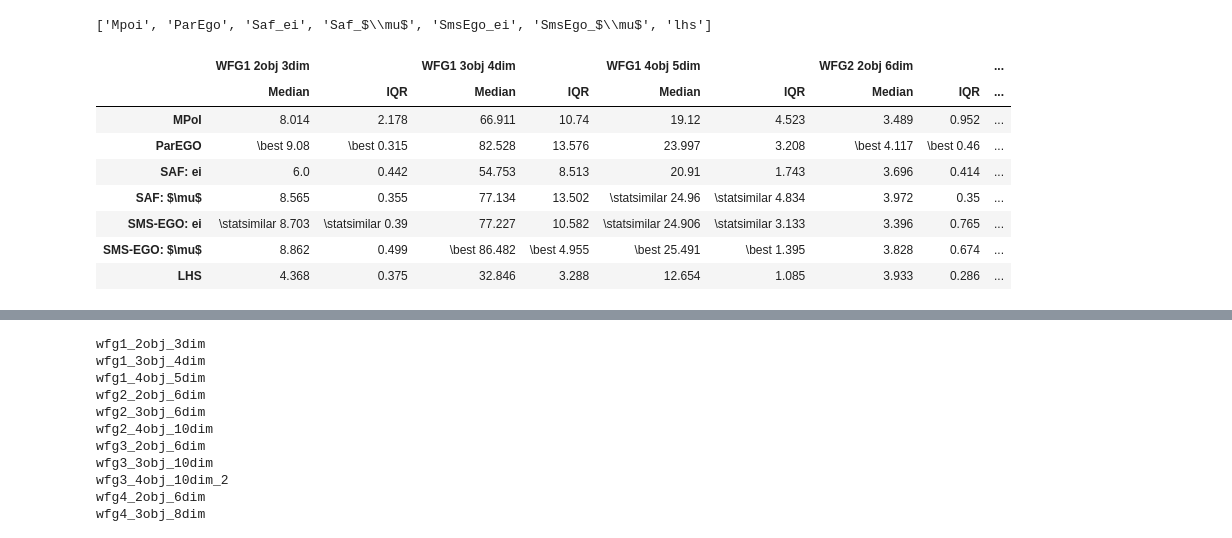
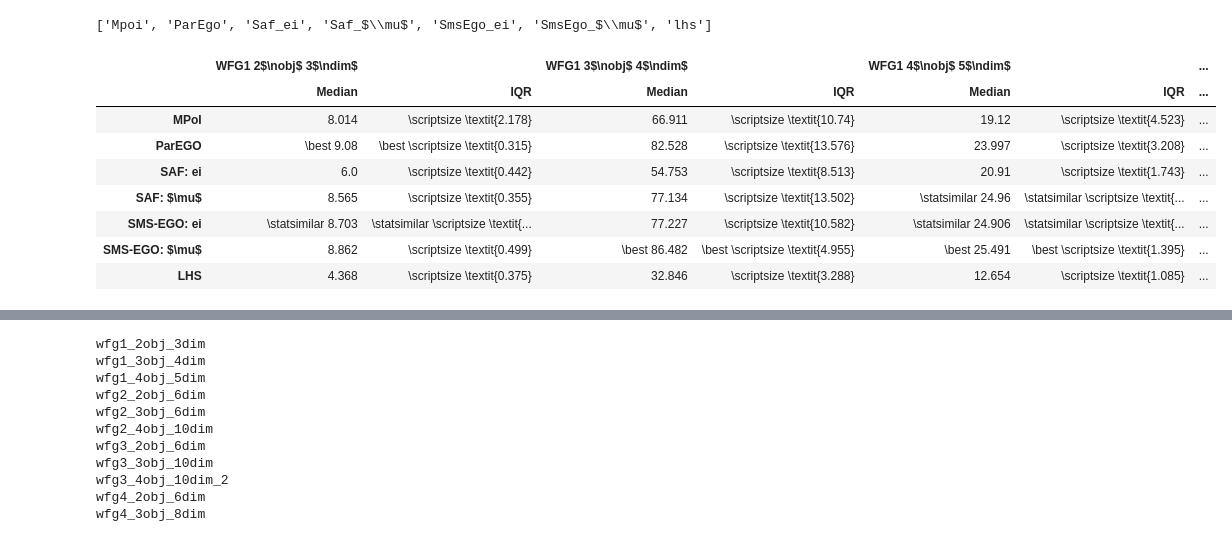
Before and after one commit to FinleyGibson/SAF_EMO, a Jupyter notebook: analytics/results_table/table.ipynb, the cells around one changed output, grey strips where cells are left out. Cells and saved outputs as stored; diff of their text form; code cells hidden in the pictures.

Commit message:
modified new_results_processing.py

```diff
--- a/analytics/results_table/table.ipynb
+++ b/analytics/results_table/table.ipynb
@@ -65,7 +65,7 @@ def IQR(dist, axis):
 # %%
 def gen_table(d, result_min=0, result_max=6):
     h, w = d.shape
-    headers = pd.MultiIndex.from_product([[c.replace('_', ' ').replace('wfg', 'WFG') for c in chosen_results[result_min:result_max]], ['Median', 'IQR']])
+    headers = pd.MultiIndex.from_product([[c.replace('_', ' ').replace('wfg', 'WFG').replace('obj', '$\nobj$').replace('dim', '$\ndim$') for c in chosen_results[result_min:result_max]], ['Median', 'IQR']])
     df = pd.DataFrame(data=d.round(3).astype(str), index=true_names, columns=headers)
     return df, d
 # %%
@@ -160,21 +160,22 @@ optimisers
 # %%
 d, bm, em = gen_table_matrix('hypervolume', result_min=0, result_max=6)
 T_hv_1= gen_table(d, result_min=0, result_max=6)[0]
+T_hv_1[T_hv_1.columns[1::2]] = '\scriptsize \textit{'+T_hv_1[T_hv_1.columns[1::2]]+'}'
 T_hv_1 = add_com(T_hv_1, bm, r'\best ')
 T_hv_1 = add_com(T_hv_1, em, r'\statsimilar ')
 with open(os.path.join(REPORT_TABLE_DIR, 'hv_table_1.tex'), "w") as outfile:
     print(T_hv_1.to_latex(index=True, escape=False), file=outfile)
 T_hv_1
 # %% [output]
-|  | WFG1 2obj 3dim |  | WFG1 3obj 4dim |  | WFG1 4obj 5dim |  | WFG2 2obj 6dim |  | ... |
-|  | Median | IQR | Median | IQR | Median | IQR | Median | IQR | ... |
-| MPoI | 8.014 | 2.178 | 66.911 | 10.74 | 19.12 | 4.523 | 3.489 | 0.952 | ... |
-| ParEGO | \best 9.08 | \best 0.315 | 82.528 | 13.576 | 23.997 | 3.208 | \best 4.117 | \best 0.46 | ... |
-| SAF: ei | 6.0 | 0.442 | 54.753 | 8.513 | 20.91 | 1.743 | 3.696 | 0.414 | ... |
-| SAF: $\mu$ | 8.565 | 0.355 | 77.134 | 13.502 | \statsimilar 24.96 | \statsimilar 4.834 | 3.972 | 0.35 | ... |
-| SMS-EGO: ei | \statsimilar 8.703 | \statsimilar 0.39 | 77.227 | 10.582 | \statsimilar 24.906 | \statsimilar 3.133 | 3.396 | 0.765 | ... |
-| SMS-EGO: $\mu$ | 8.862 | 0.499 | \best 86.482 | \best 4.955 | \best 25.491 | \best 1.395 | 3.828 | 0.674 | ... |
-| LHS | 4.368 | 0.375 | 32.846 | 3.288 | 12.654 | 1.085 | 3.933 | 0.286 | ... |
+|  | WFG1 2$\nobj$ 3$\ndim$ |  | WFG1 3$\nobj$ 4$\ndim$ |  | WFG1 4$\nobj$ 5$\ndim$ |  | ... |
+|  | Median | IQR | Median | IQR | Median | IQR | ... |
+| MPoI | 8.014 | \scriptsize \textit{2.178} | 66.911 | \scriptsize \textit{10.74} | 19.12 | \scriptsize \textit{4.523} | ... |
+| ParEGO | \best 9.08 | \best \scriptsize \textit{0.315} | 82.528 | \scriptsize \textit{13.576} | 23.997 | \scriptsize \textit{3.208} | ... |
+| SAF: ei | 6.0 | \scriptsize \textit{0.442} | 54.753 | \scriptsize \textit{8.513} | 20.91 | \scriptsize \textit{1.743} | ... |
+| SAF: $\mu$ | 8.565 | \scriptsize \textit{0.355} | 77.134 | \scriptsize \textit{13.502} | \statsimilar 24.96 | \statsimilar \scriptsize \textit{... | ... |
+| SMS-EGO: ei | \statsimilar 8.703 | \statsimilar \scriptsize \textit{... | 77.227 | \scriptsize \textit{10.582} | \statsimilar 24.906 | \statsimilar \scriptsize \textit{... | ... |
+| SMS-EGO: $\mu$ | 8.862 | \scriptsize \textit{0.499} | \best 86.482 | \best \scriptsize \textit{4.955} | \best 25.491 | \best \scriptsize \textit{1.395} | ... |
+| LHS | 4.368 | \scriptsize \textit{0.375} | 32.846 | \scriptsize \textit{3.288} | 12.654 | \scriptsize \textit{1.085} | ... |
 # %%
 d, bm, em = gen_table_matrix('hypervolume', result_min=6, result_max=12)
 T_hv_2= gen_table(d, result_min=6, result_max=12)[0]
```
Also changed, not shown: parts of 7 cells of this notebook, 13 other files.
